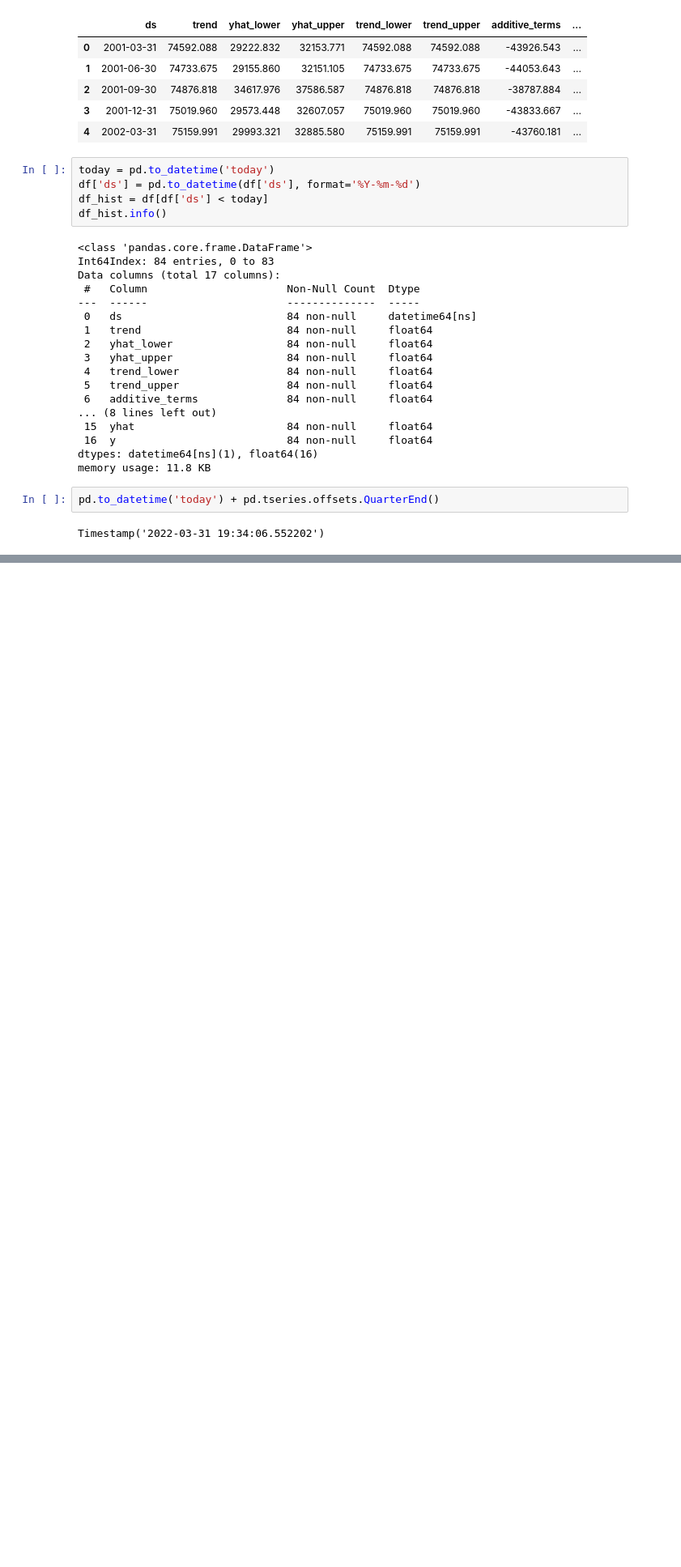
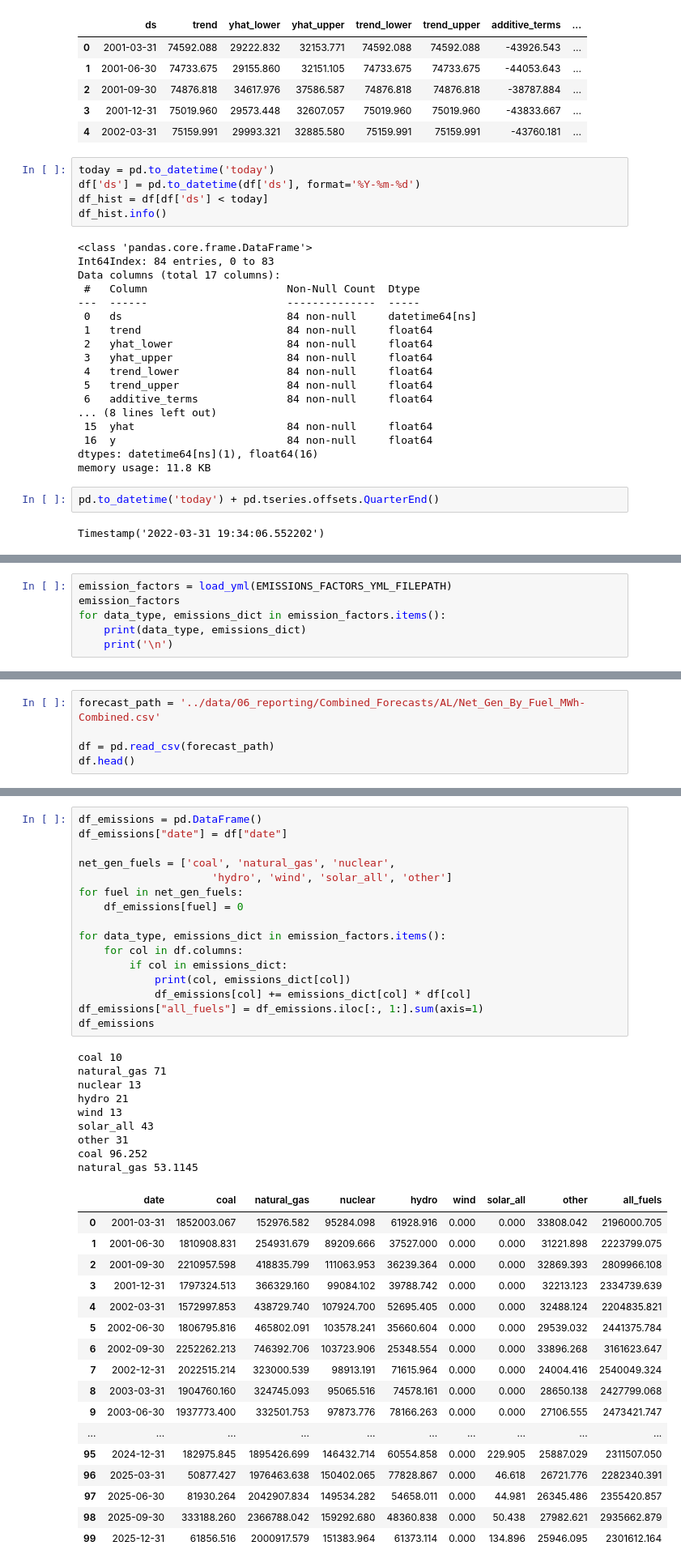
Before and after one commit to devanshmalik/emissions-oracle, a Jupyter notebook: notebooks/0.5-create-base-models-and-forecasts.ipynb, the cells around one changed output, grey strips where cells are left out. Shown at 81% size. Cells and saved outputs as stored; diff of their text form; blank space fills up the shorter version.

Commit message:
Add basic emission calculations and chart

```diff
--- a/notebooks/0.5-create-base-models-and-forecasts.ipynb
+++ b/notebooks/0.5-create-base-models-and-forecasts.ipynb
@@ -355,0 +235,6 @@ Timestamp('2022-03-31 19:34:06.552202')
+# %%
+emission_factors = load_yml(EMISSIONS_FACTORS_YML_FILEPATH)
+emission_factors
+for data_type, emissions_dict in emission_factors.items():
+    print(data_type, emissions_dict)
+    print('\n')
@@ -355,0 +246,5 @@ Timestamp('2022-03-31 19:34:06.552202')
+# %%
+forecast_path = '../data/06_reporting/Combined_Forecasts/AL/Net_Gen_By_Fuel_MWh-Combined.csv'
+
+df = pd.read_csv(forecast_path)
+df.head()
@@ -355,0 +258,43 @@ Timestamp('2022-03-31 19:34:06.552202')
+# %%
+df_emissions = pd.DataFrame()
+df_emissions["date"] = df["date"]
+
+net_gen_fuels = ['coal', 'natural_gas', 'nuclear',
+                     'hydro', 'wind', 'solar_all', 'other']
+for fuel in net_gen_fuels:
+    df_emissions[fuel] = 0
+
+for data_type, emissions_dict in emission_factors.items():
+    for col in df.columns:
+        if col in emissions_dict:
+            print(col, emissions_dict[col])
+            df_emissions[col] += emissions_dict[col] * df[col]
+df_emissions["all_fuels"] = df_emissions.iloc[:, 1:].sum(axis=1)
+df_emissions
+# %% [output]
+coal 10
+natural_gas 71
+nuclear 13
+hydro 21
+wind 13
+solar_all 43
+other 31
+coal 96.252
+natural_gas 53.1145
+|  | date | coal | natural_gas | nuclear | hydro | wind | solar_all | other | all_fuels |
+| 0 | 2001-03-31 | 1852003.067 | 152976.582 | 95284.098 | 61928.916 | 0.000 | 0.000 | 33808.042 | 2196000.705 |
+| 1 | 2001-06-30 | 1810908.831 | 254931.679 | 89209.666 | 37527.000 | 0.000 | 0.000 | 31221.898 | 2223799.075 |
+| 2 | 2001-09-30 | 2210957.598 | 418835.799 | 111063.953 | 36239.364 | 0.000 | 0.000 | 32869.393 | 2809966.108 |
+| 3 | 2001-12-31 | 1797324.513 | 366329.160 | 99084.102 | 39788.742 | 0.000 | 0.000 | 32213.123 | 2334739.639 |
+| 4 | 2002-03-31 | 1572997.853 | 438729.740 | 107924.700 | 52695.405 | 0.000 | 0.000 | 32488.124 | 2204835.821 |
+| 5 | 2002-06-30 | 1806795.816 | 465802.091 | 103578.241 | 35660.604 | 0.000 | 0.000 | 29539.032 | 2441375.784 |
+| 6 | 2002-09-30 | 2252262.213 | 746392.706 | 103723.906 | 25348.554 | 0.000 | 0.000 | 33896.268 | 3161623.647 |
+| 7 | 2002-12-31 | 2022515.214 | 323000.539 | 98913.191 | 71615.964 | 0.000 | 0.000 | 24004.416 | 2540049.324 |
+| 8 | 2003-03-31 | 1904760.160 | 324745.093 | 95065.516 | 74578.161 | 0.000 | 0.000 | 28650.138 | 2427799.068 |
+| 9 | 2003-06-30 | 1937773.400 | 332501.753 | 97873.776 | 78166.263 | 0.000 | 0.000 | 27106.555 | 2473421.747 |
+| ... | ... | ... | ... | ... | ... | ... | ... | ... | ... |
+| 95 | 2024-12-31 | 182975.845 | 1895426.699 | 146432.714 | 60554.858 | 0.000 | 229.905 | 25887.029 | 2311507.050 |
+| 96 | 2025-03-31 | 50877.427 | 1976463.638 | 150402.065 | 77828.867 | 0.000 | 46.618 | 26721.776 | 2282340.391 |
+| 97 | 2025-06-30 | 81930.264 | 2042907.834 | 149534.282 | 54658.011 | 0.000 | 44.981 | 26345.486 | 2355420.857 |
+| 98 | 2025-09-30 | 333188.260 | 2366788.042 | 159292.680 | 48360.838 | 0.000 | 50.438 | 27982.621 | 2935662.879 |
+| 99 | 2025-12-31 | 61856.516 | 2000917.579 | 151383.964 | 61373.114 | 0.000 | 134.896 | 25946.095 | 2301612.164 |
```
Also changed, not shown: parts of 6 cells of this notebook, 6 other files.
